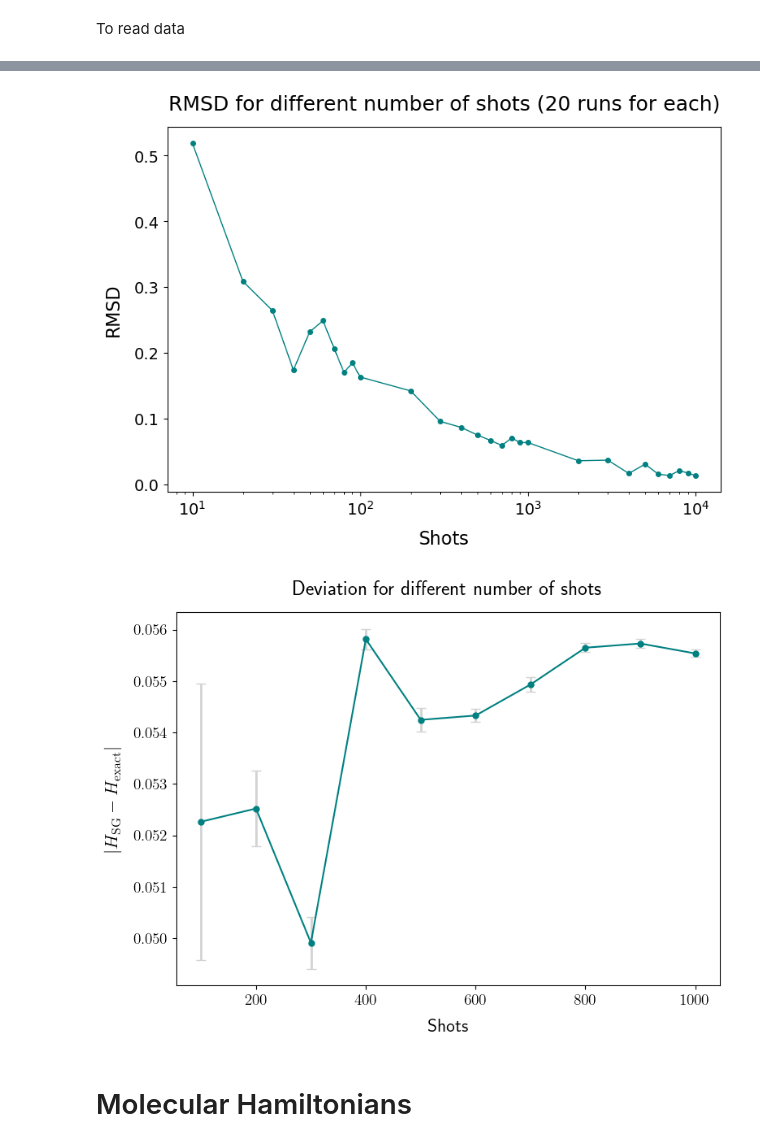
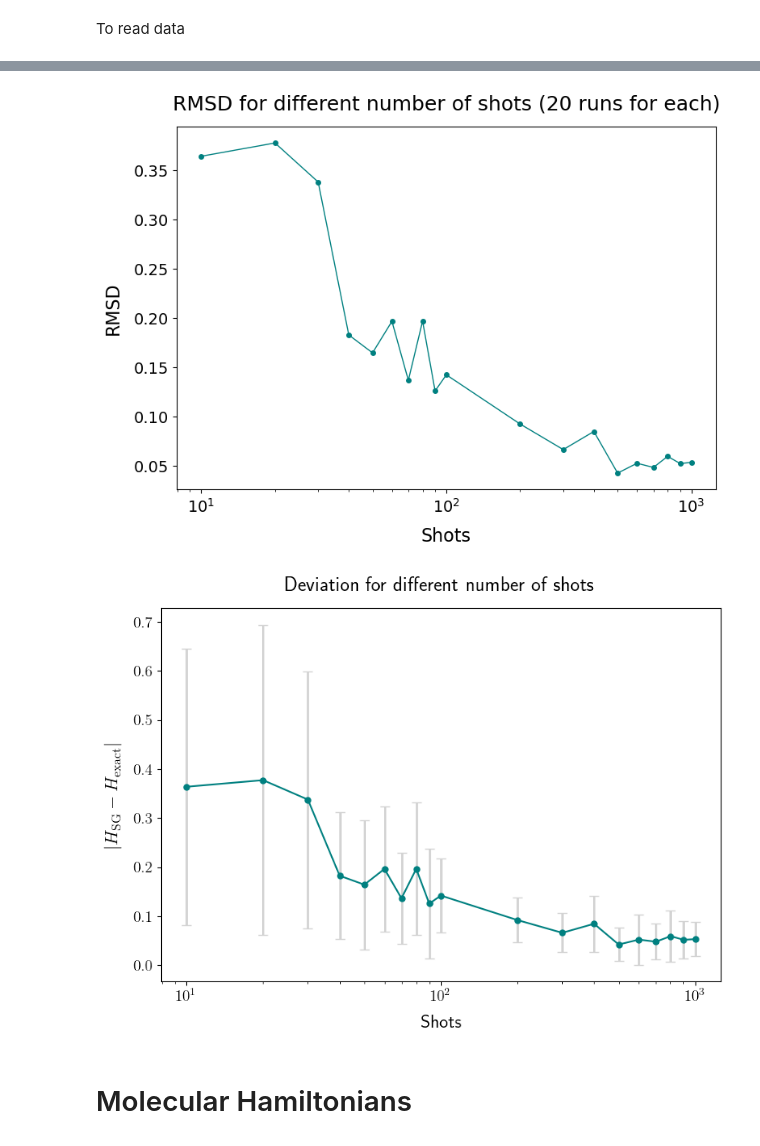
Before and after one commit to Marshhall/Physics_Thesis, a Jupyter notebook: shadow_grouping.ipynb, the cells around one changed output, grey strips where cells are left out. Saved outputs shown, nothing was run; the diff lists cells and outputs as text; code cells hidden in the pictures.

```diff
--- a/shadow_grouping.ipynb
+++ b/shadow_grouping.ipynb
@@ -666,10 +676,10 @@ x = np.arange(2*n_qubits, dtype="float64")
 def circuit():
     for i in range(n_qubits):
         qml.RY(x[i], wires=i)
-    for i in range(n_qubits-1):
-        qml.CNOT(wires=[i, i+1])
-    for i in range(n_qubits):
-        qml.RY(x[i+n_qubits], wires=i)
+    # for i in range(n_qubits-1):
+    #     qml.CNOT(wires=[i, i+1])
+    # for i in range(n_qubits):
+    #     qml.RY(x[i+n_qubits], wires=i)
 
 
 # ideal device to calculate the exact expectation value of the Hamiltonian
@@ -871,7 +955,7 @@ Observe that the shadow simply consists of two matrices. Each qubit corresponds
 # %% [markdown]
 For each shot, and hence each measurement setting $Q_k$, where $k = 1, \dots, N$ and $N =$ number of shots, we obtain the observables $O^{(i)}$ in the decomposition of $H$ that QWC with $Q_k$. Then, we measure the expected value of $O^{(i)}$ in the measurement setting $Q_k$, which will be a number $y^{(i)}_{k} \in \{0,1\}$. Then we estimate $\hat{o}^{(i)} = \frac{1}{N_i} \sum y^{(i)}_{k}$
 # %%
-n_shotss = range(100, 1100, 100)
+# n_shotss = range(100, 1100, 100)
 # n_shotss = range(100, 110, 10)
 # n_shotss = range(10, 110, 10)
 # n_shotss = range(10, 30, 10)
@@ -883,21 +967,29 @@ n_shotss = range(100, 1100, 100)
 #     list(range(20000, 100001, 10000)) +  # 20000 to 100000
 #     list(range(200000, 1000001, 100000)) # 200000 to 1000000
 # )
-# n_shotss = (
-#     list(range(10, 110, 10)) +
-#     list(range(200, 1100, 100))
-# )
+n_shotss = (
+    list(range(10, 110, 10)) +
+    list(range(200, 1100, 100))
+)
 # n_shotss = (
 #     list(range(10, 110, 10)) +
 #     list(range(200, 1100, 100)) +
 #     list(range(2000, 11000, 1000))
 # )
 
+# meas_scheme, complete_obs_compat = get_measurement_scheme(format_hamiltonian(H), n_shotss[-1], return_compat_obs=True)
+
+# # print(complete_obs_compat[:10])
+
+# # errors = []
+# # for n_shots in n_shotss:
+# #     compat_obs = [[idx for idx in compat if idx < n_shots] for compat in complete_obs_compat]
+# #     errors.append(get_error_bound(H, compat_obs, delta=0.05))
 
 # number_of_runs = 100
-number_of_runs = 1
-# number_of_runs = 2
+number_of_runs = 20
+# number_of_runs = 1
 
 
-means, std_dev = shadow_grouping_estimation_rmsd(H, qnode, number_of_runs, n_shotss, ideal_H, write_to_file=True, folder_name="Data", offset=0, verbose=True)
+means, std_dev = shadow_grouping_estimation_rmsd(H, qnode, number_of_runs, n_shotss, ideal_H, write_to_file=False, folder_name="Data", offset=0, verbose=False)
 # %% [output]
@@ -970,7 +1047,7 @@ fig, ax = plt.subplots(figsize=(8,6))
 # ax.set_facecolor('#FAFAFA')
 
 # Plot with error bars
-ax.plot(n_shotss, rmsds, color='teal', markersize=4, marker="o", lw=1)
+ax.plot(n_shotss, means, color='teal', markersize=4, marker="o", lw=1)
 
 # Titles and labels
 ax.set_title(f"RMSD for different number of shots ({number_of_runs} runs for each)", pad=15)
@@ -987,41 +1064,41 @@ plt.tight_layout()
 plt.show()
 # fig.savefig(f"Plots/rmsd_{n_shotss[0]}_{n_shotss[-1]}_{number_of_runs}r_log.pdf", dpi=800)
 # %% [output]
-[figure, old version]
+[figure, new version]
 # %%
 # Use LaTeX for text rendering
 plt.rcParams['text.usetex'] = True
 plt.rcParams['font.size'] = 14
 plt.rcParams['axes.labelsize'] = 16
 plt.rcParams['axes.titlesize'] = 18
 plt.rcParams['xtick.labelsize'] = 14
 plt.rcParams['ytick.labelsize'] = 14
 
 # Create figure
 fig, ax = plt.subplots(figsize=(8,6))
 # fig.patch.set_facecolor('#FAFAFA')
 # ax.set_facecolor('#FAFAFA')
 
 # Plot with error bars
 ax.errorbar(x=n_shotss,
-            y=np.mean(distances, axis=0),
-            yerr=np.std(distances, axis=0) / np.sqrt(n_shotss),
+            y=means,
+            yerr=std_dev,
             fmt='o-', color="teal", ecolor='lightgray', elinewidth=2, capsize=4, markersize=5)
 
 # Titles and labels
 ax.set_title(r"Deviation for different number of shots", pad=15)
 ax.set_xlabel(r"Shots", labelpad=10)
 ax.set_ylabel(r"$|H_{\mathrm{SG}} - H_{\mathrm{exact}}|$", labelpad=10)
-
+ax.set_xscale('log')
 
 # Tight layout
 plt.tight_layout()
 
 # Show plot
 plt.show()
 fig.savefig(f"Plots/shadow_grouping_error_{n_shotss[0]}_{n_shotss[-1]}_no_MM.pdf", dpi=800)
 # %% [output]
-[figure, old version]
+[figure, new version]
 # %% [markdown]
 # Molecular Hamiltonians
 # %% [markdown]
```
Also changed, not shown: parts of 9 cells of this notebook, 10 other files.
